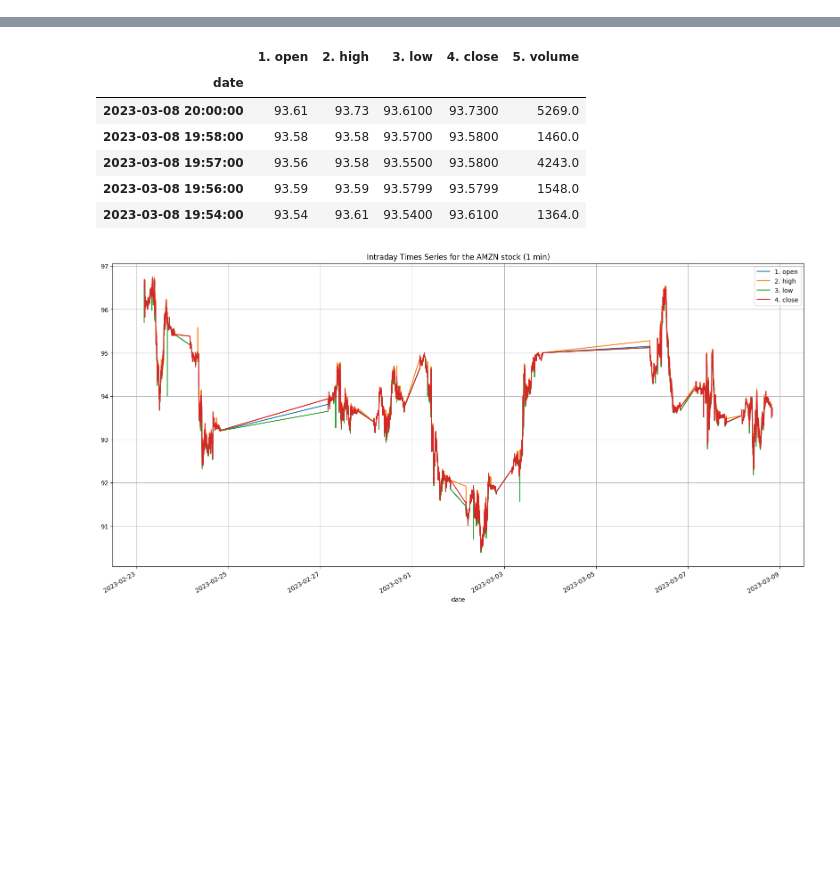
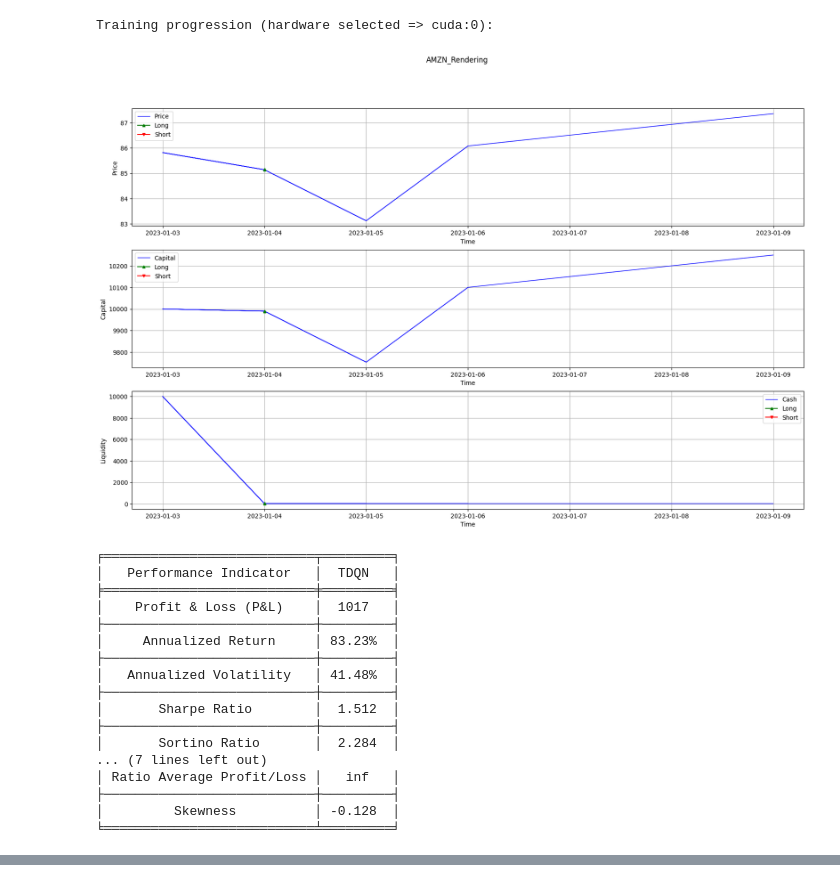
Before and after one commit to Jcz125/An-Application-of-Deep-Reinforcement-Learning-to-Algorithmic-Trading, a Jupyter notebook: liveData.ipynb, the cells around one changed output, grey strips where cells are left out. Cells and saved outputs as stored; diff of their text form; code cells hidden in the pictures; blank space fills up the shorter version.

```diff
--- a/liveData.ipynb
+++ b/liveData.ipynb
@@ -16,0 +13,44 @@ The autoreload extension is already loaded. To reload it, use:
+# %%
+from tradingSimulator import TradingSimulator
+
+# Initialization of the required variables
+simulator = TradingSimulator()
+strategy = "TDQN"
+stock = "AMZN"
+startingDate = '2012-1-1'
+splitingDate = '2023-1-1'
+endingDate = '2023-3-8'
+money = 10000
+
+# Training and testing of the trading strategy specified for the stock (market) specified
+tradingStrategy, trainingEnv, testingEnv = simulator.simulateStrategy(strategy,
+                                                                      stock,
+                                                                      startingDate=startingDate,
+                                                                      endingDate=endingDate,
+                                                                      splitingDate=splitingDate,
+                                                                      money=money,
+                                                                      numberOfEpisodes=0,
+                                                                      stateLength=1,
+                                                                      interactiveTest=True,
+                                                                      showTestPerformance=True,
+                                                                      testOnLiveData=False)
+# %% [output]
+Training progression (hardware selected => cuda:0):
+[figure, added]
+╒═══════════════════════════╤═════════╕
+│   Performance Indicator   │  TDQN   │
+╞═══════════════════════════╪═════════╡
+│    Profit & Loss (P&L)    │  1017   │
+├───────────────────────────┼─────────┤
+│     Annualized Return     │ 83.23%  │
+├───────────────────────────┼─────────┤
+│   Annualized Volatility   │ 41.48%  │
+├───────────────────────────┼─────────┤
+│       Sharpe Ratio        │  1.512  │
+├───────────────────────────┼─────────┤
+│       Sortino Ratio       │  2.284  │
+... (7 lines left out)
+│ Ratio Average Profit/Loss │   inf   │
+├───────────────────────────┼─────────┤
+│         Skewness          │ -0.128  │
+╘═══════════════════════════╧═════════╛
@@ -17,6 +80,6 @@ The autoreload extension is already loaded. To reload it, use:
 # %%
 # Initialize the TimeSeries class with key and output format
-ts = TimeSeries(key=ALPHA_VANTAGE_API_KEY, output_format='pandas')
+"""ts = TimeSeries(key=ALPHA_VANTAGE_API_KEY, output_format='pandas')
 
 # Get json object with the intraday data and information of the data
 intraday_data, data_info = ts.get_intraday('AMZN', outputsize='full', interval='1min')
@@ -26,13 +89,4 @@ intraday_data = intraday_data.drop(["5. volume"], axis=1)
 intraday_data.plot()
 plt.title('Intraday Times Series for the AMZN stock (1 min)')
 plt.grid()
-plt.show()
+plt.show()"""
-# %% [output]
-|  | 1. open | 2. high | 3. low | 4. close | 5. volume |
-| date |  |  |  |  |  |
-| 2023-03-08 20:00:00 | 93.61 | 93.73 | 93.6100 | 93.7300 | 5269.0 |
-| 2023-03-08 19:58:00 | 93.58 | 93.58 | 93.5700 | 93.5800 | 1460.0 |
-| 2023-03-08 19:57:00 | 93.56 | 93.58 | 93.5500 | 93.5800 | 4243.0 |
-| 2023-03-08 19:56:00 | 93.59 | 93.59 | 93.5799 | 93.5799 | 1548.0 |
-| 2023-03-08 19:54:00 | 93.54 | 93.61 | 93.5400 | 93.6100 | 1364.0 |
-[figure, removed]
```
Also changed, not shown: parts of 5 cells of this notebook, 3 other files.
